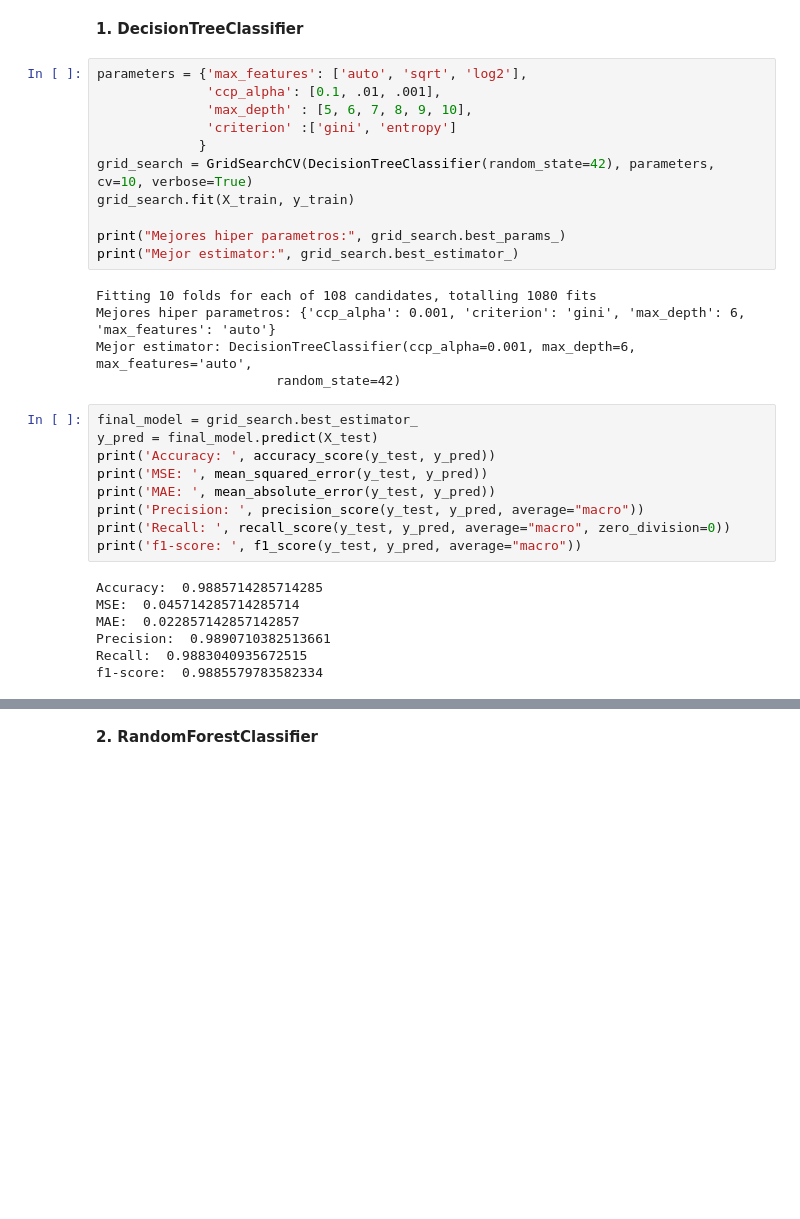
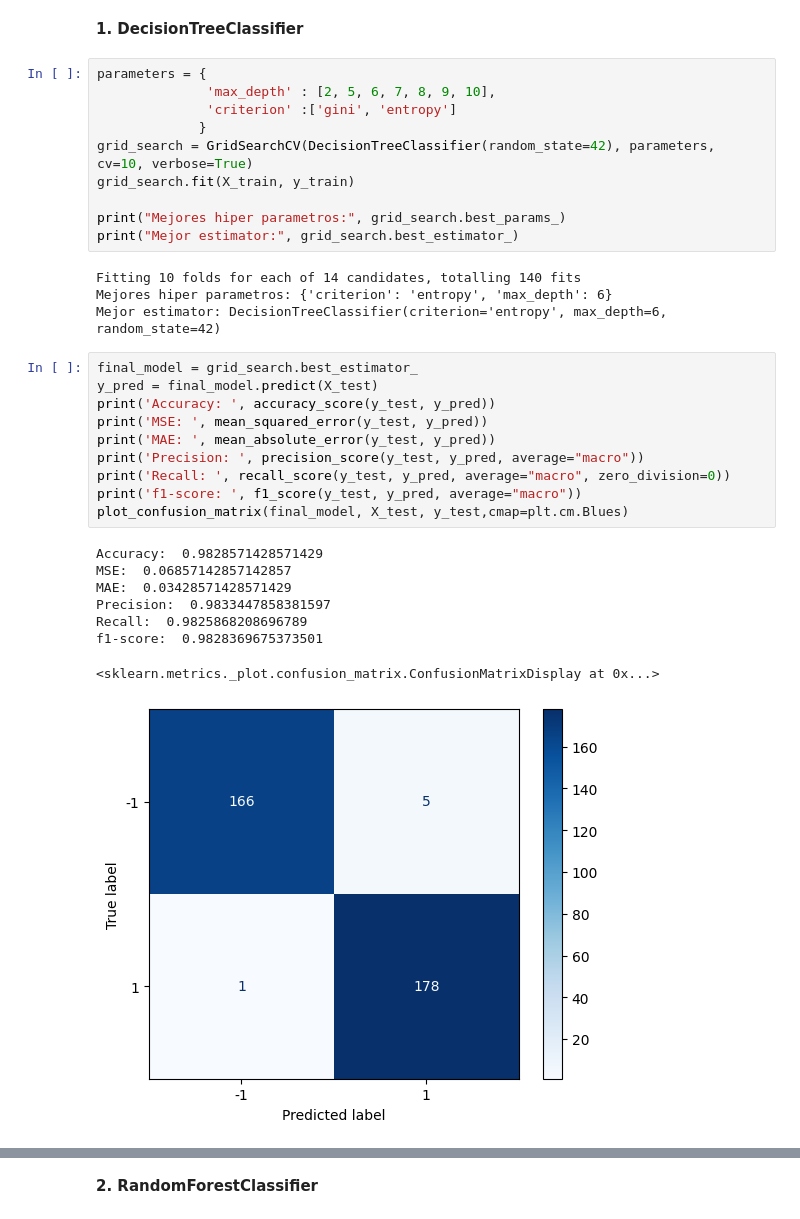
Before and after one commit to aparedesum/ProductivityPrediction, a Jupyter notebook: EvaluacionModelosProductividad.ipynb, the cells around one changed output, grey strips where cells are left out. Cells and saved outputs as stored; diff of their text form; blank space fills up the shorter version.

```diff
--- a/EvaluacionModelosProductividad.ipynb
+++ b/EvaluacionModelosProductividad.ipynb
@@ -486,9 +486,8 @@ f1-score:  0.9914200965851985
 # %% [markdown]
 **1. DecisionTreeClassifier**
 # %%
-parameters = {'max_features': ['auto', 'sqrt', 'log2'],
-              'ccp_alpha': [0.1, .01, .001],
-              'max_depth' : [5, 6, 7, 8, 9, 10],
+parameters = {
+              'max_depth' : [2, 5, 6, 7, 8, 9, 10],
               'criterion' :['gini', 'entropy']
              }
 grid_search = GridSearchCV(DecisionTreeClassifier(random_state=42), parameters, cv=10, verbose=True)
@@ -497,26 +496,28 @@ grid_search.fit(X_train, y_train)
 print("Mejores hiper parametros:", grid_search.best_params_)
 print("Mejor estimator:", grid_search.best_estimator_)
 # %% [output]
-Fitting 10 folds for each of 108 candidates, totalling 1080 fits
-Mejores hiper parametros: {'ccp_alpha': 0.001, 'criterion': 'gini', 'max_depth': 6, 'max_features': 'auto'}
-Mejor estimator: DecisionTreeClassifier(ccp_alpha=0.001, max_depth=6, max_features='auto',
-                       random_state=42)
+Fitting 10 folds for each of 14 candidates, totalling 140 fits
+Mejores hiper parametros: {'criterion': 'entropy', 'max_depth': 6}
+Mejor estimator: DecisionTreeClassifier(criterion='entropy', max_depth=6, random_state=42)
 # %%
 final_model = grid_search.best_estimator_
 y_pred = final_model.predict(X_test)
 print('Accuracy: ', accuracy_score(y_test, y_pred))
 print('MSE: ', mean_squared_error(y_test, y_pred))
 print('MAE: ', mean_absolute_error(y_test, y_pred))
 print('Precision: ', precision_score(y_test, y_pred, average="macro"))
 print('Recall: ', recall_score(y_test, y_pred, average="macro", zero_division=0))
 print('f1-score: ', f1_score(y_test, y_pred, average="macro"))
+plot_confusion_matrix(final_model, X_test, y_test,cmap=plt.cm.Blues)
 # %% [output]
-Accuracy:  0.9885714285714285
-MSE:  0.045714285714285714
-MAE:  0.022857142857142857
-Precision:  0.9890710382513661
-Recall:  0.9883040935672515
-f1-score:  0.9885579783582334
+Accuracy:  0.9828571428571429
+MSE:  0.06857142857142857
+MAE:  0.03428571428571429
+Precision:  0.9833447858381597
+Recall:  0.9825868208696789
+f1-score:  0.9828369675373501
+<sklearn.metrics._plot.confusion_matrix.ConfusionMatrixDisplay at 0x...>
+[figure, added]
 # %%
 # ROC y AUC
 y_pred_proba = final_model.predict_proba(X_test)[::,1]
```
Also changed, not shown: parts of 15 cells of this notebook.
